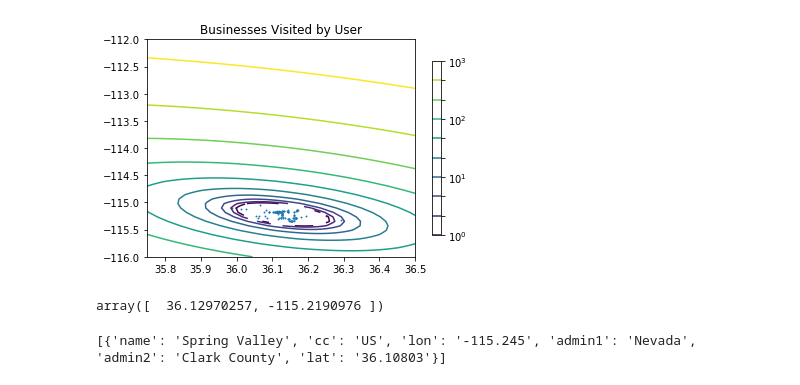
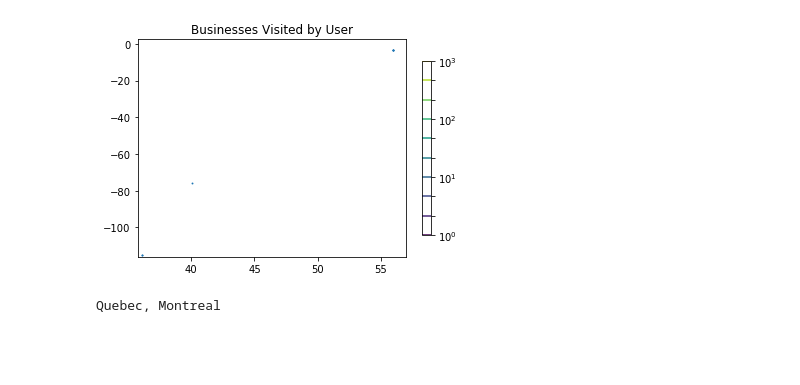
Before and after one commit to CornellDataScience/NLP_Research-FA17, a Jupyter notebook: local-elites/brian/Week3.ipynb, the cells around one changed output. Drawn from its saved outputs; the diff is of its cells as text; code cells hidden in the pictures; blank space fills up the shorter version.

```diff
--- a/local-elites/brian/Week3.ipynb
+++ b/local-elites/brian/Week3.ipynb
@@ -34,13 +36,0 @@ review
-# %%
-def locations_by_user(user):
-    businesses = []
-    latitudes = []
-    longitudes = []
-    for i in range(len(review)):
-        if review['user_id'][i]==user:
-            businesses.append(review['business_id'][i])
-    for j in range(len(business)):
-        if business['business_id'][j] in businesses:
-            latitudes.append(business['latitude'][j])
-            longitudes.append(business['longitude'][j])
-    return businesses, latitudes, longitudes
@@ -47,5 +114,5 @@ def locations_by_user(user):
 # %%
-loc = locations_by_user('cQU8IWVEJYcklBJbW9CzdQ')
+loc = locations_by_user('c5yp5hxwC1N98MjbV2LyWQ')
 # %%
 businesses = loc[0]
 latitudes = loc[1]
@@ -60,47 +127,44 @@ import numpy as np
 import matplotlib.pyplot as plt
 from matplotlib.colors import LogNorm
 from sklearn import mixture
 
 X_train = []
 for i in range(len(latitudes)):
     X_train.append([latitudes[i],longitudes[i]])
 X_train = np.array(X_train)
 
 # fit a Gaussian Mixture Model with one component
 clf = mixture.GaussianMixture(n_components=1, covariance_type='full')
 clf.fit(X_train)
+center = clf.means_[0]
 
 # display predicted scores by the model as a contour plot
 x = np.linspace(35.75, 36.5)
 y = np.linspace(-112, -116)
 X, Y = np.meshgrid(x, y)
 XX = np.array([X.ravel(), Y.ravel()]).T
 Z = -clf.score_samples(XX)
 Z = Z.reshape(X.shape)
 
 CS = plt.contour(X, Y, Z, norm=LogNorm(vmin=1.0, vmax=1000.0),
                  levels=np.logspace(0, 3, 10))
 CB = plt.colorbar(CS, shrink=0.8, extend='both')
 plt.scatter(X_train[:, 0], X_train[:, 1], .8)
 
 plt.title('Businesses Visited by User')
 plt.axis('tight')
 plt.show()
 # %% [output]
-[figure, old version]
+[figure, new version]
 # %%
 center = clf.means_[0]
-# %%
-center
-# %% [output]
-array([  36.12970257, -115.2190976 ])
 # %%
 import reverse_geocoder as rg
 
-coordinates = (center[0],center[1])
+coordinates = (45.501846, -73.558826	)
 
 results = rg.search(coordinates) # default mode = 2
 
-print results
+print '%s, %s' % (results[0]['admin1'], results[0]['admin2'])
 # %% [output]
-[{'name': 'Spring Valley', 'cc': 'US', 'lon': '-115.245', 'admin1': 'Nevada', 'admin2': 'Clark County', 'lat': '36.10803'}]
+Quebec, Montreal
```
Also changed, not shown: parts of 11 cells of this notebook, 1 other file.
